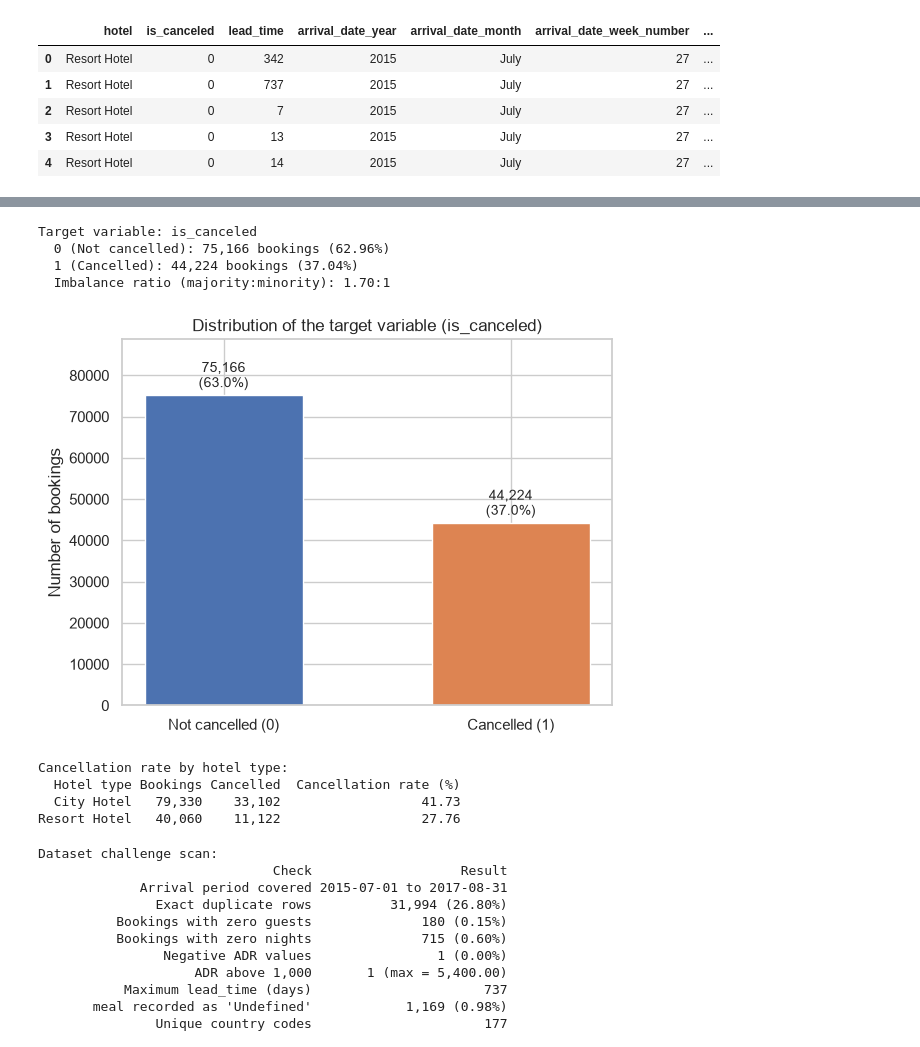
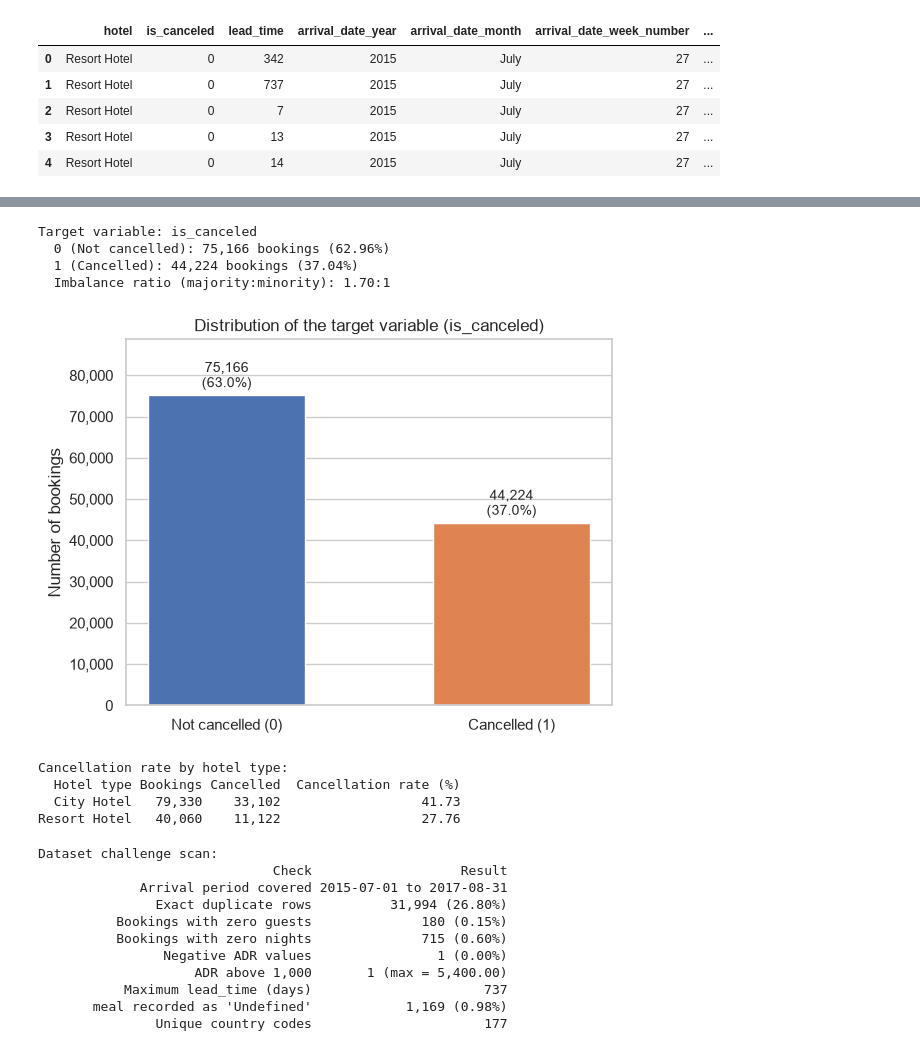
Before and after one commit to Yuzen22014685/6001CMD-hotel-booking-ml, a Jupyter notebook: notebooks/01_task1_problem_formulation.ipynb, the cells around one changed output, grey strips where cells are left out. Cells and saved outputs as stored; diff of their text form; code cells hidden in the pictures.

```diff
--- a/notebooks/01_task1_problem_formulation.ipynb
+++ b/notebooks/01_task1_problem_formulation.ipynb
@@ -161,34 +161,36 @@ print(f"  Imbalance ratio (majority:minority): {target_counts.max() / target_cou
 # Figure 1.1: class distribution bar chart
 fig, ax = plt.subplots(figsize=(6, 4.5))
 bars = ax.bar(["Not cancelled (0)", "Cancelled (1)"], target_counts.values,
               color=["#4C72B0", "#DD8452"], width=0.55)
 for bar, count, pct in zip(bars, target_counts.values, target_pct.values):
     ax.text(bar.get_x() + bar.get_width() / 2, bar.get_height() + 1000,
             f"{count:,}\n({pct:.1f}%)", ha="center", va="bottom", fontsize=10)
 ax.set_ylabel("Number of bookings")
 ax.set_title("Distribution of the target variable (is_canceled)")
 ax.set_ylim(0, target_counts.max() * 1.18)
+ax.grid(axis="x", visible=False)
+ax.yaxis.set_major_formatter(plt.matplotlib.ticker.StrMethodFormatter("{x:,.0f}"))
 fig.tight_layout()
 fig.savefig(FIG_DIR / "fig1.1_target_distribution.png", dpi=300)
 plt.show()
 
 # Table 1.2: cancellation rate by hotel type
 summary = df.groupby("hotel")["is_canceled"].agg(["count", "sum", "mean"]).reset_index()
 table_1_2 = pd.DataFrame({
     "Hotel type": summary["hotel"],
     "Bookings": summary["count"].map("{:,}".format),
     "Cancelled": summary["sum"].map("{:,}".format),
     "Cancellation rate (%)": (summary["mean"] * 100).round(2),
 })
 table_1_2.to_csv(TAB_DIR / "table1.2_cancellation_by_hotel.csv", index=False)
 print("\nCancellation rate by hotel type:")
 print(table_1_2.to_string(index=False))
 # %% [output]
 Target variable: is_canceled
   0 (Not cancelled): 75,166 bookings (62.96%)
   1 (Cancelled): 44,224 bookings (37.04%)
   Imbalance ratio (majority:minority): 1.70:1
-[figure, old version]
+[figure, new version]
 Cancellation rate by hotel type:
   Hotel type Bookings Cancelled  Cancellation rate (%)
   City Hotel   79,330    33,102                  41.73
```
Also changed, not shown: 20 other files.
